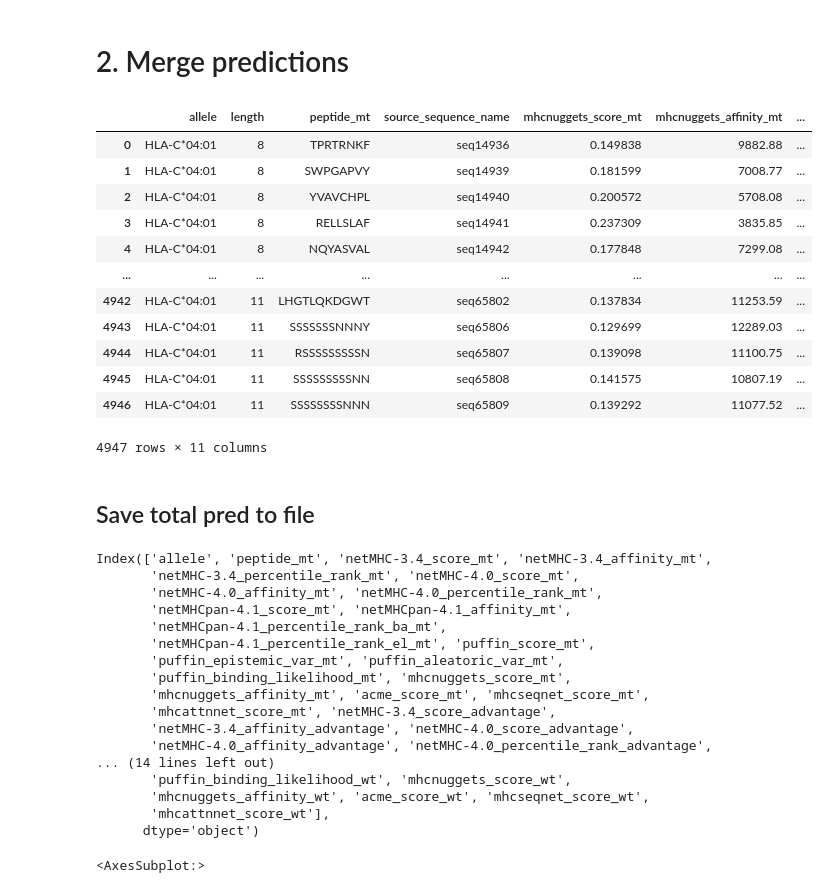
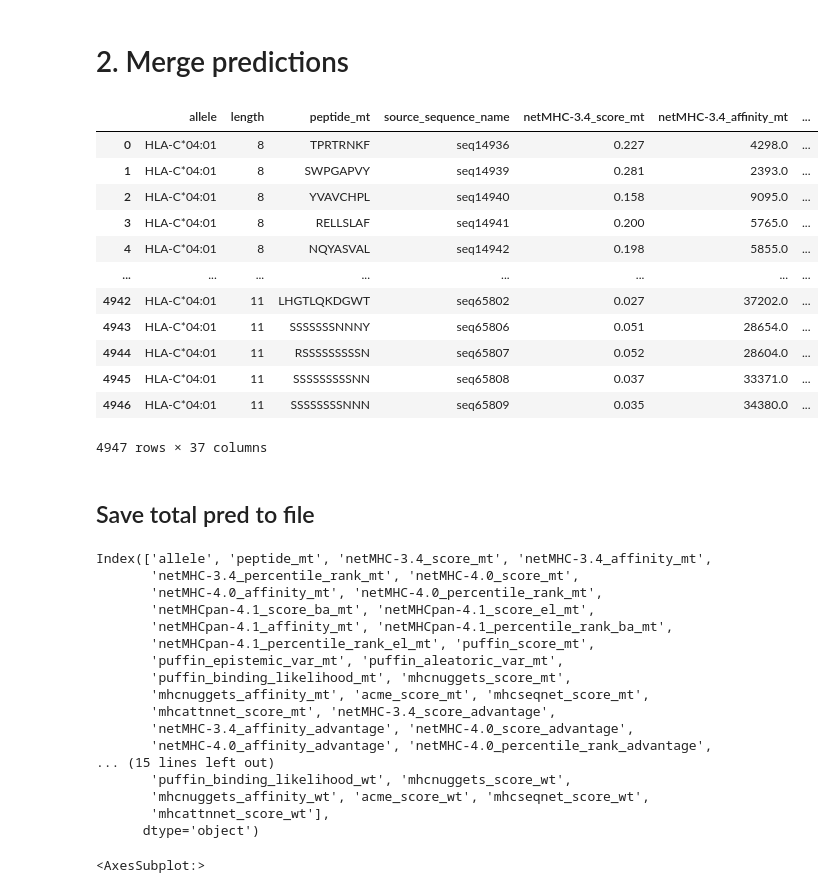
Before and after one commit to denklewer/MHC_predictor, a Jupyter notebook: gbm122_processing/gbm122_3_join_all_predictions.ipynb, the cells around one changed output. Cells and saved outputs as stored; diff of their text form; code cells hidden in the pictures.

```diff
--- a/gbm122_processing/gbm122_3_join_all_predictions.ipynb
+++ b/gbm122_processing/gbm122_3_join_all_predictions.ipynb
@@ -67,10 +67,10 @@ ALLELES, REGIONS
 # %%
 per_method_columns = {
     'NetMHC': ['netMHC-3.4_score', 'netMHC-3.4_affinity', 'netMHC-4.0_score',  'netMHC-4.0_affinity','netMHC-4.0_percentile_rank', \
-               'netMHCpan-4.1_score', 'netMHCpan-4.1_affinity', 'netMHCpan-4.1_percentile_rank_ba', 'netMHCpan-4.1_percentile_rank_el'  ],
+               'netMHCpan-4.1_score_ba', 'netMHCpan-4.1_score_el', 'netMHCpan-4.1_affinity', 'netMHCpan-4.1_percentile_rank_ba', 'netMHCpan-4.1_percentile_rank_el'  ],
     'netMHC-3.4': [ 'score', 'affinity', 'percentile_rank'],
     'netMHC-4.0':[ 'score', 'affinity', 'percentile_rank' ],
-    'netMHCpan-4.1':[ 'score', 'affinity', 'percentile_rank_ba', 'percentile_rank_el'],
+    'netMHCpan-4.1':[ 'score_ba', 'score_el' 'affinity', 'percentile_rank_ba', 'percentile_rank_el'],
     'mhcnuggets':[ 'score', 'affinity'],
     'acme':['score' ],
     'puffin':['score', 'epistemic_var', 'aleatoric_var', 'binding_likelihood'],
@@ -148,21 +148,21 @@ for region in REGIONS:
                               + [column for column in result_df.columns if column.endswith('wt')]]
         per_region_per_allele_predictions[region][allele_name] = result_df
 # %%
-per_region_per_allele_per_method_predictions[region][allele_name][methods[2]]
+per_region_per_allele_per_method_predictions[region][allele_name][methods[0]]
 # %% [output]
-|  | allele | length | peptide_mt | source_sequence_name | mhcnuggets_score_mt | mhcnuggets_affinity_mt | ... |
-| 0 | HLA-C*04:01 | 8 | TPRTRNKF | seq14936 | 0.149838 | 9882.88 | ... |
-| 1 | HLA-C*04:01 | 8 | SWPGAPVY | seq14939 | 0.181599 | 7008.77 | ... |
-| 2 | HLA-C*04:01 | 8 | YVAVCHPL | seq14940 | 0.200572 | 5708.08 | ... |
-| 3 | HLA-C*04:01 | 8 | RELLSLAF | seq14941 | 0.237309 | 3835.85 | ... |
-| 4 | HLA-C*04:01 | 8 | NQYASVAL | seq14942 | 0.177848 | 7299.08 | ... |
+|  | allele | length | peptide_mt | source_sequence_name | netMHC-3.4_score_mt | netMHC-3.4_affinity_mt | ... |
+| 0 | HLA-C*04:01 | 8 | TPRTRNKF | seq14936 | 0.227 | 4298.0 | ... |
+| 1 | HLA-C*04:01 | 8 | SWPGAPVY | seq14939 | 0.281 | 2393.0 | ... |
+| 2 | HLA-C*04:01 | 8 | YVAVCHPL | seq14940 | 0.158 | 9095.0 | ... |
+| 3 | HLA-C*04:01 | 8 | RELLSLAF | seq14941 | 0.200 | 5765.0 | ... |
+| 4 | HLA-C*04:01 | 8 | NQYASVAL | seq14942 | 0.198 | 5855.0 | ... |
 | ... | ... | ... | ... | ... | ... | ... | ... |
-| 4942 | HLA-C*04:01 | 11 | LHGTLQKDGWT | seq65802 | 0.137834 | 11253.59 | ... |
-| 4943 | HLA-C*04:01 | 11 | SSSSSSSNNNY | seq65806 | 0.129699 | 12289.03 | ... |
-| 4944 | HLA-C*04:01 | 11 | RSSSSSSSSSN | seq65807 | 0.139098 | 11100.75 | ... |
-| 4945 | HLA-C*04:01 | 11 | SSSSSSSSSNN | seq65808 | 0.141575 | 10807.19 | ... |
-| 4946 | HLA-C*04:01 | 11 | SSSSSSSSNNN | seq65809 | 0.139292 | 11077.52 | ... |
+| 4942 | HLA-C*04:01 | 11 | LHGTLQKDGWT | seq65802 | 0.027 | 37202.0 | ... |
+| 4943 | HLA-C*04:01 | 11 | SSSSSSSNNNY | seq65806 | 0.051 | 28654.0 | ... |
+| 4944 | HLA-C*04:01 | 11 | RSSSSSSSSSN | seq65807 | 0.052 | 28604.0 | ... |
+| 4945 | HLA-C*04:01 | 11 | SSSSSSSSSNN | seq65808 | 0.037 | 33371.0 | ... |
+| 4946 | HLA-C*04:01 | 11 | SSSSSSSSNNN | seq65809 | 0.035 | 34380.0 | ... |
-4947 rows × 11 columns
+4947 rows × 37 columns
 # %% [markdown]
 ## Save total pred to file
 # %%
@@ -182,8 +182,8 @@ per_region_per_allele_predictions[region][allele_name].columns
 Index(['allele', 'peptide_mt', 'netMHC-3.4_score_mt', 'netMHC-3.4_affinity_mt',
        'netMHC-3.4_percentile_rank_mt', 'netMHC-4.0_score_mt',
        'netMHC-4.0_affinity_mt', 'netMHC-4.0_percentile_rank_mt',
-       'netMHCpan-4.1_score_mt', 'netMHCpan-4.1_affinity_mt',
-       'netMHCpan-4.1_percentile_rank_ba_mt',
+       'netMHCpan-4.1_score_ba_mt', 'netMHCpan-4.1_score_el_mt',
+       'netMHCpan-4.1_affinity_mt', 'netMHCpan-4.1_percentile_rank_ba_mt',
        'netMHCpan-4.1_percentile_rank_el_mt', 'puffin_score_mt',
        'puffin_epistemic_var_mt', 'puffin_aleatoric_var_mt',
        'puffin_binding_likelihood_mt', 'mhcnuggets_score_mt',
@@ -191,7 +191,7 @@ Index(['allele', 'peptide_mt', 'netMHC-3.4_score_mt', 'netMHC-3.4_affinity_mt',
        'mhcattnnet_score_mt', 'netMHC-3.4_score_advantage',
        'netMHC-3.4_affinity_advantage', 'netMHC-4.0_score_advantage',
        'netMHC-4.0_affinity_advantage', 'netMHC-4.0_percentile_rank_advantage',
-... (14 lines left out)
+... (15 lines left out)
        'puffin_binding_likelihood_wt', 'mhcnuggets_score_wt',
        'mhcnuggets_affinity_wt', 'acme_score_wt', 'mhcseqnet_score_wt',
        'mhcattnnet_score_wt'],
```
Also changed, not shown: parts of 4 cells of this notebook, 1 other file.
